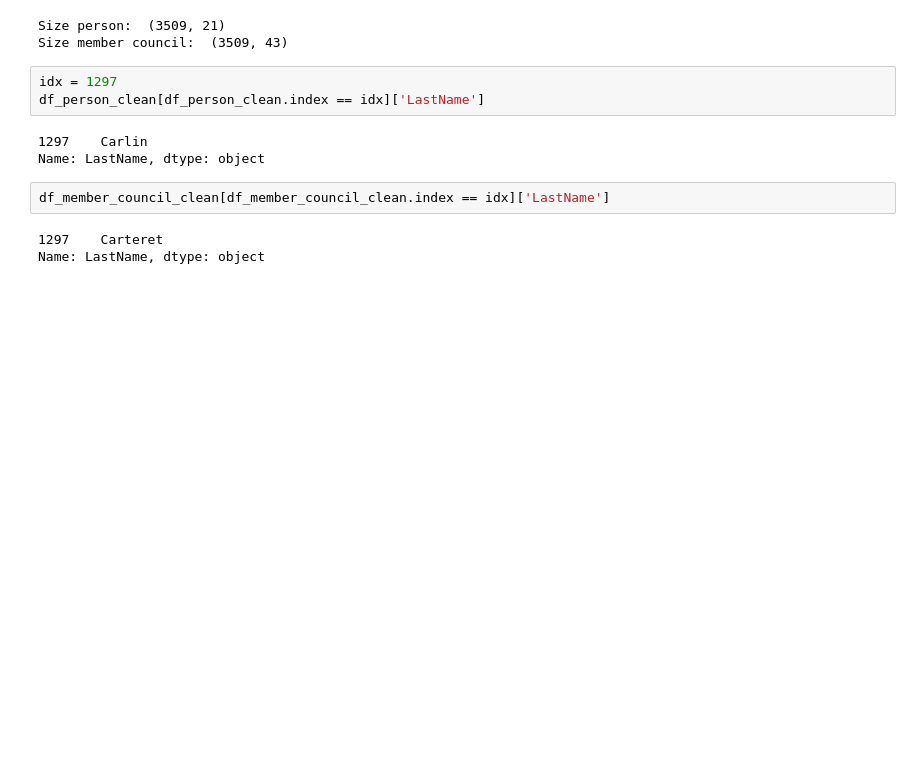
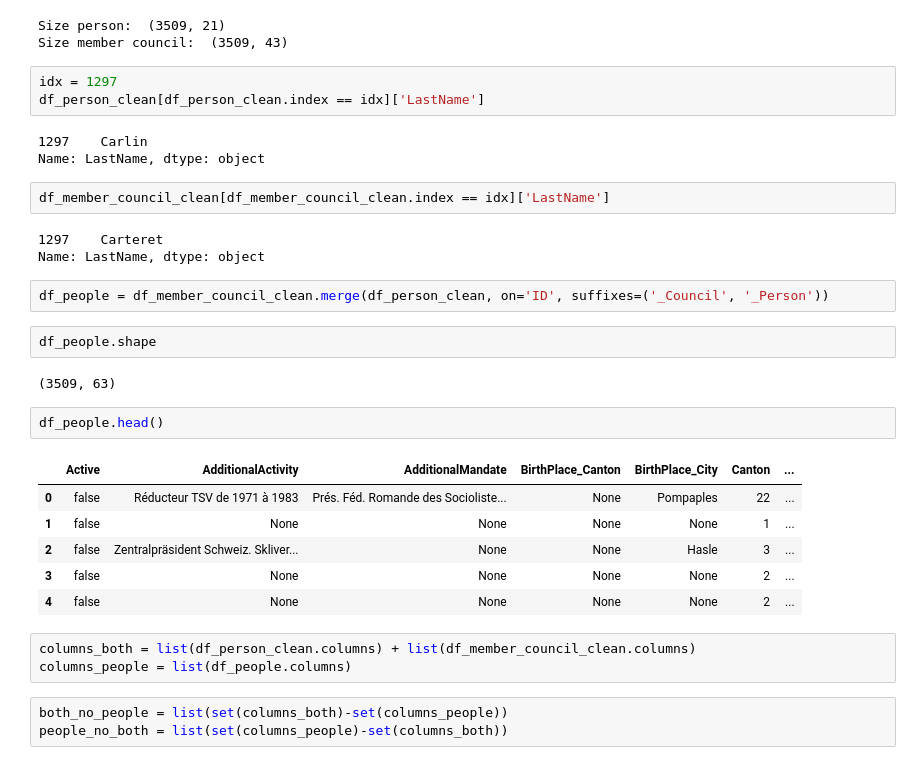
Before and after one commit to jmuth/parliament-viz.ch, a Jupyter notebook: scraping/DF_Human.ipynb, the cells around one changed output. Cells and saved outputs as stored; diff of their text form; blank space fills up the shorter version.

Commit message:
[UPD] Creation of clean table of people. Just run the DF_Human.ipynb from scratch and you will have the clean DF. =)

```diff
--- a/scraping/DF_Human.ipynb
+++ b/scraping/DF_Human.ipynb
@@ -177,3 +177,24 @@ df_member_council_clean[df_member_council_clean.index == idx]['LastName']
 # %% [output]
 1297    Carteret
 Name: LastName, dtype: object
+# %%
+df_people = df_member_council_clean.merge(df_person_clean, on='ID', suffixes=('_Council', '_Person'))
+# %%
+df_people.shape
+# %% [output]
+(3509, 63)
+# %%
+df_people.head()
+# %% [output]
+|  | Active | AdditionalActivity | AdditionalMandate | BirthPlace_Canton | BirthPlace_City | Canton | ... |
+| 0 | false | Réducteur TSV de 1971 à 1983 | Prés. Féd. Romande des Socioliste... | None | Pompaples | 22 | ... |
+| 1 | false | None | None | None | None | 1 | ... |
+| 2 | false | Zentralpräsident Schweiz. Skliver... | None | None | Hasle | 3 | ... |
+| 3 | false | None | None | None | None | 2 | ... |
+| 4 | false | None | None | None | None | 2 | ... |
+# %%
+columns_both = list(df_person_clean.columns) + list(df_member_council_clean.columns)
+columns_people = list(df_people.columns)
+# %%
+both_no_people = list(set(columns_both)-set(columns_people))
+people_no_both = list(set(columns_people)-set(columns_both))
```
Also changed, not shown: parts of 11 cells of this notebook, 1 other file.
